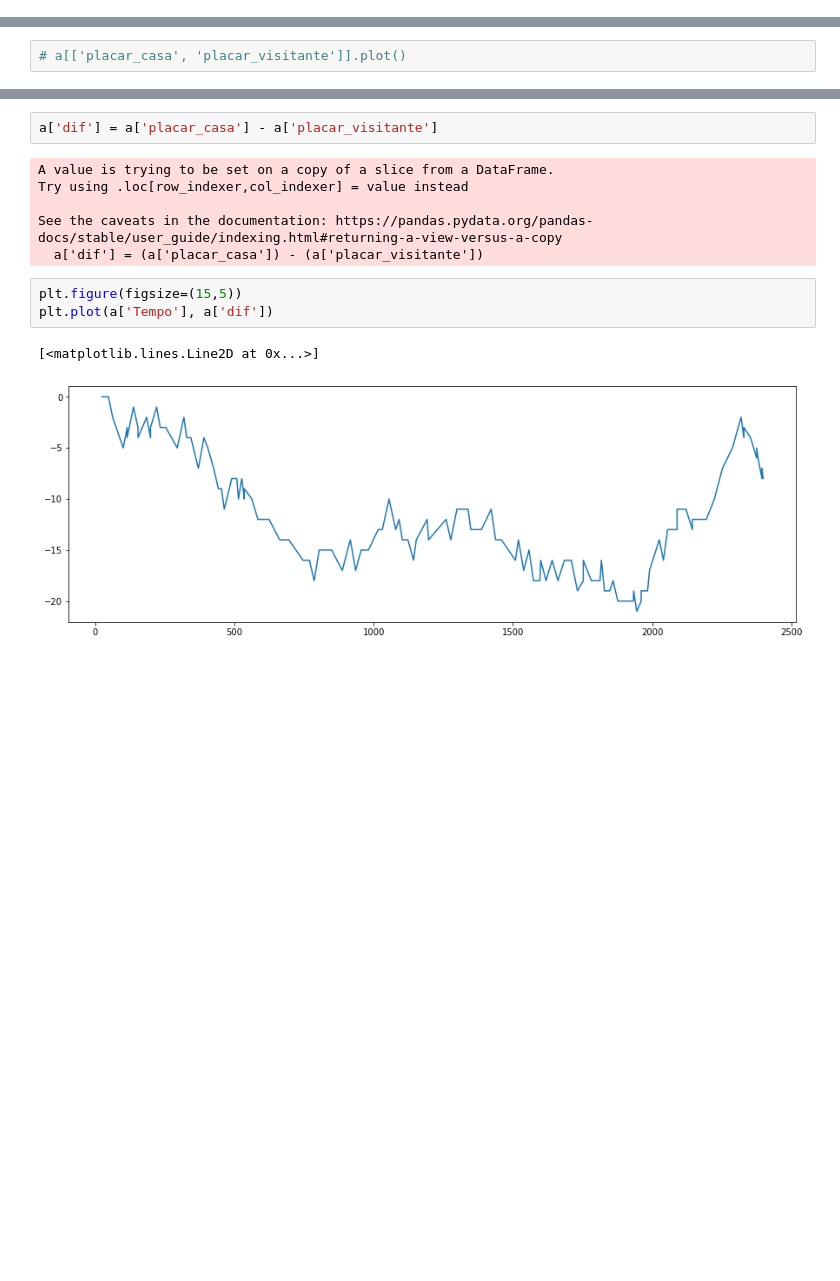
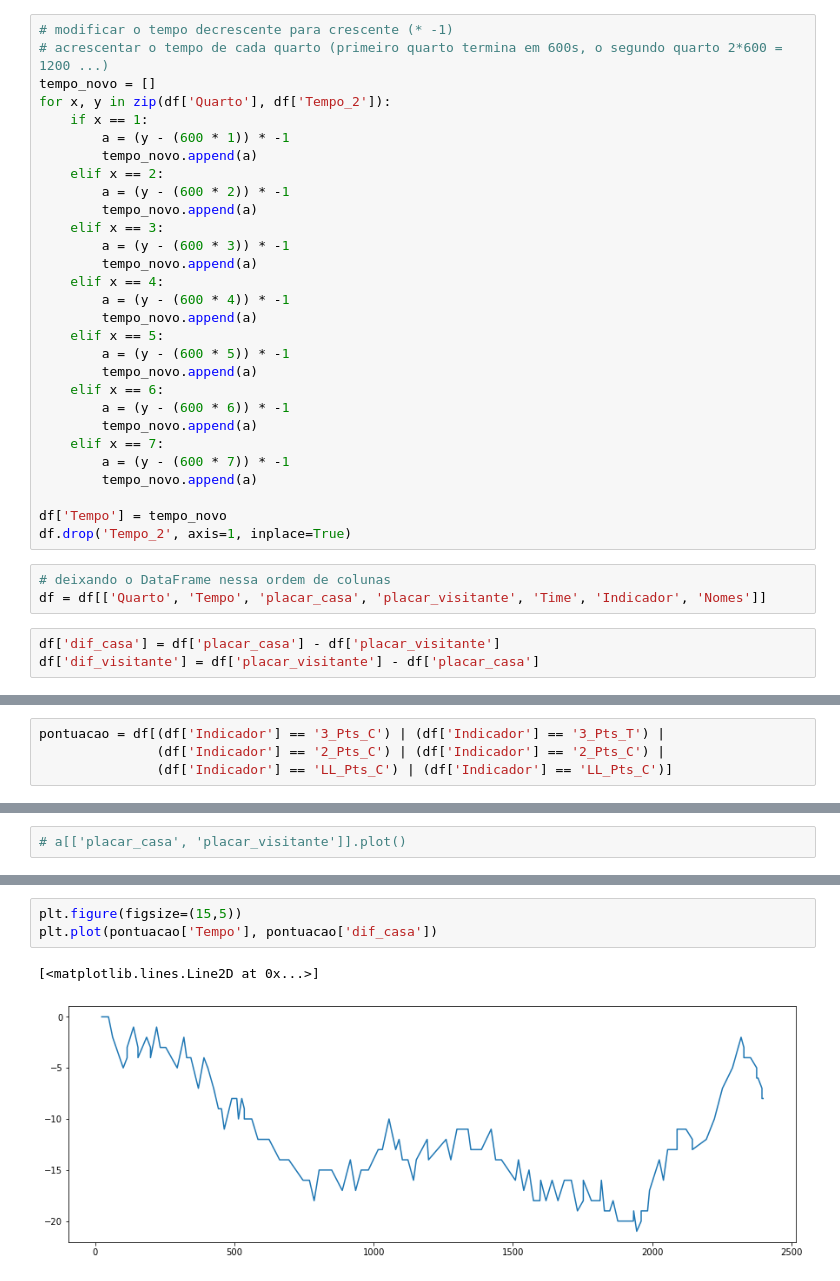
Before and after one commit to Rafael-Prochnow/Analise-descritiva-para-um-time, a Jupyter notebook: Jogada_Jogada.ipynb, the cells around one changed output, grey strips where cells are left out. Drawn from its saved outputs; the diff is of its cells as text; blank space fills up the shorter version.

```diff
--- a/Jogada_Jogada.ipynb
+++ b/Jogada_Jogada.ipynb
@@ -40,0 +70,35 @@ df
+# %%
+# modificar o tempo decrescente para crescente (* -1)
+# acrescentar o tempo de cada quarto (primeiro quarto termina em 600s, o segundo quarto 2*600 = 1200 ...)
+tempo_novo = []
+for x, y in zip(df['Quarto'], df['Tempo_2']):
+    if x == 1:
+        a = (y - (600 * 1)) * -1
+        tempo_novo.append(a)
+    elif x == 2:
+        a = (y - (600 * 2)) * -1
+        tempo_novo.append(a)
+    elif x == 3:
+        a = (y - (600 * 3)) * -1
+        tempo_novo.append(a)
+    elif x == 4:
+        a = (y - (600 * 4)) * -1
+        tempo_novo.append(a)
+    elif x == 5:
+        a = (y - (600 * 5)) * -1
+        tempo_novo.append(a)
+    elif x == 6:
+        a = (y - (600 * 6)) * -1
+        tempo_novo.append(a)
+    elif x == 7:
+        a = (y - (600 * 7)) * -1
+        tempo_novo.append(a)
+
+df['Tempo'] = tempo_novo
+df.drop('Tempo_2', axis=1, inplace=True)
+# %%
+# deixando o DataFrame nessa ordem de colunas
+df = df[['Quarto', 'Tempo', 'placar_casa', 'placar_visitante', 'Time', 'Indicador', 'Nomes']]
+# %%
+df['dif_casa'] = df['placar_casa'] - df['placar_visitante']
+df['dif_visitante'] = df['placar_visitante'] - df['placar_casa']
@@ -40,0 +121,4 @@ df
+# %%
+pontuacao = df[(df['Indicador'] == '3_Pts_C') | (df['Indicador'] == '3_Pts_T') |
+               (df['Indicador'] == '2_Pts_C') | (df['Indicador'] == '2_Pts_C') |
+               (df['Indicador'] == 'LL_Pts_C') | (df['Indicador'] == 'LL_Pts_C')]
@@ -113,17 +159,9 @@ ax.plot(x, y)
 [<matplotlib.lines.Line2D at 0x...>,
  <matplotlib.lines.Line2D at 0x...>]
 [figure]
-# %%
-a['dif'] = a['placar_casa'] - a['placar_visitante']
-# %% [output]
-A value is trying to be set on a copy of a slice from a DataFrame.
-Try using .loc[row_indexer,col_indexer] = value instead
-
-See the caveats in the documentation: https://pandas.pydata.org/pandas-docs/stable/user_guide/indexing.html#returning-a-view-versus-a-copy
-  a['dif'] = (a['placar_casa']) - (a['placar_visitante'])
 # %%
 plt.figure(figsize=(15,5))
-plt.plot(a['Tempo'], a['dif'])
+plt.plot(pontuacao['Tempo'], pontuacao['dif_casa'])
 # %% [output]
 [<matplotlib.lines.Line2D at 0x...>]
-[figure, old version]
+[figure, new version]
```
Also changed, not shown: parts of 30 cells of this notebook, 2 other files.
